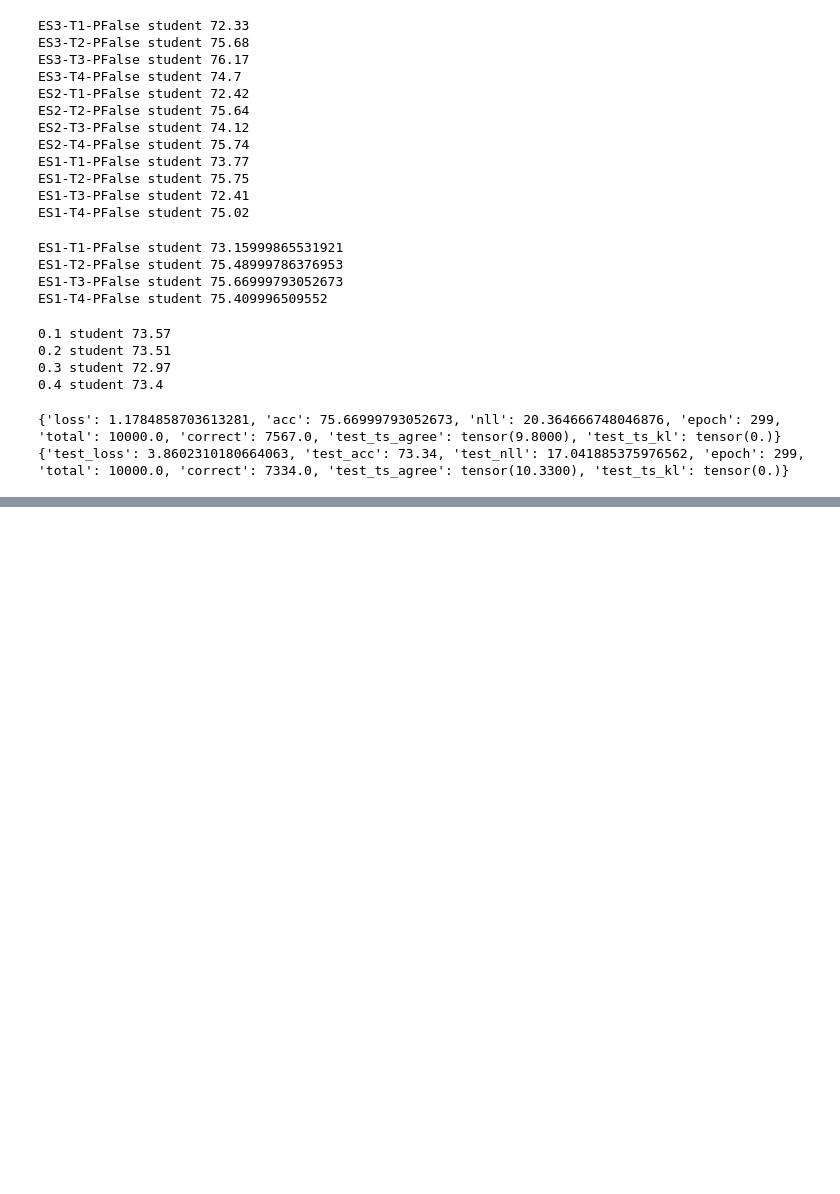
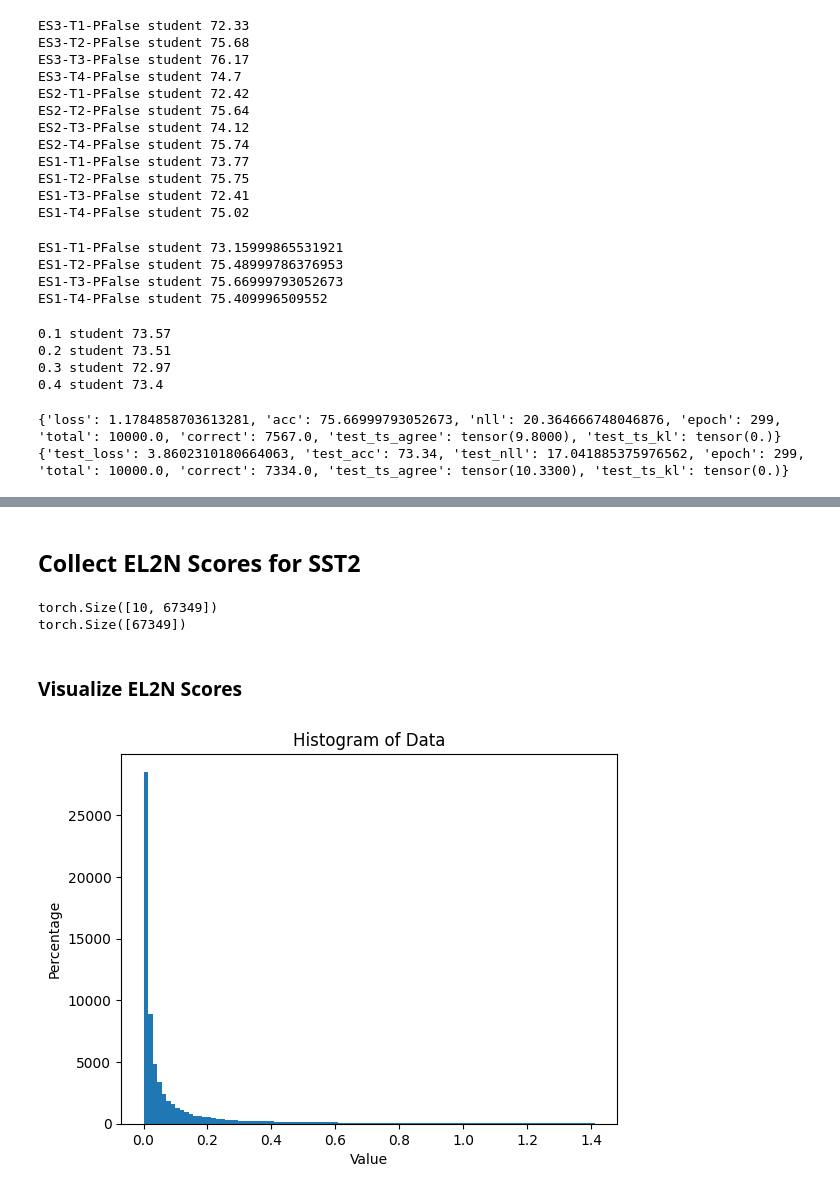
Before and after one commit to NolanGC/DistillationExperiments-TPU, a Jupyter notebook: tian.ipynb, the cells around one changed output, grey strips where cells are left out. Drawn from its saved outputs; the diff is of its cells as text; code cells hidden in the pictures; blank space fills up the shorter version.

```diff
--- a/tian.ipynb
+++ b/tian.ipynb
@@ -383,0 +347,48 @@ ModuleNotFoundError: No module named 'matplotlib'
+# %% [markdown]
+## Collect EL2N Scores for SST2
+# %%
+import torch.nn.functional as F
+
+all_el2n = []
+for i in range(10):
+    path = f"gs://tianjin-distgen/sst2/el2n-raw-{i}.pt"
+    content = get_platform().load_model(path)
+    pred = torch.tensor(content["pred"])
+    labels = torch.tensor(content["labels"])
+
+    one_hot_labels = F.one_hot(labels, num_classes=2)
+    prob_pred = F.softmax(pred)
+
+    el2n = torch.norm(prob_pred - one_hot_labels, 2, dim=-1)
+    all_el2n.append(el2n)
+
+all_el2n = torch.vstack(all_el2n)
+avg_el2n = torch.mean(all_el2n, dim=0)
+# %% [output]
+torch.Size([10, 67349])
+torch.Size([67349])
+# %% [markdown]
+### Visualize EL2N Scores
+# %%
+data = avg_el2n.cpu().numpy()
+
+import matplotlib
+import matplotlib.pyplot as plt
+import matplotlib.ticker as mtick
+
+# Example data
+# Create a histogram with 100 bins and normalized to show percentage on y-axis
+plt.hist(data, bins=100, density=True, cumulative=False)
+
+# Set y-axis to show percentage
+# plt.gca().yaxis.set_major_formatter(mtick.PercentFormatter(xmax=len(data)))
+
+# Add axis labels and a title
+plt.xlabel('Value')
+plt.ylabel('Percentage')
+plt.title('Histogram of Data')
+
+# Show the plot
+plt.show()
+# %% [output]
+[figure, added]
```
Also changed, not shown: parts of 8 cells of this notebook.
